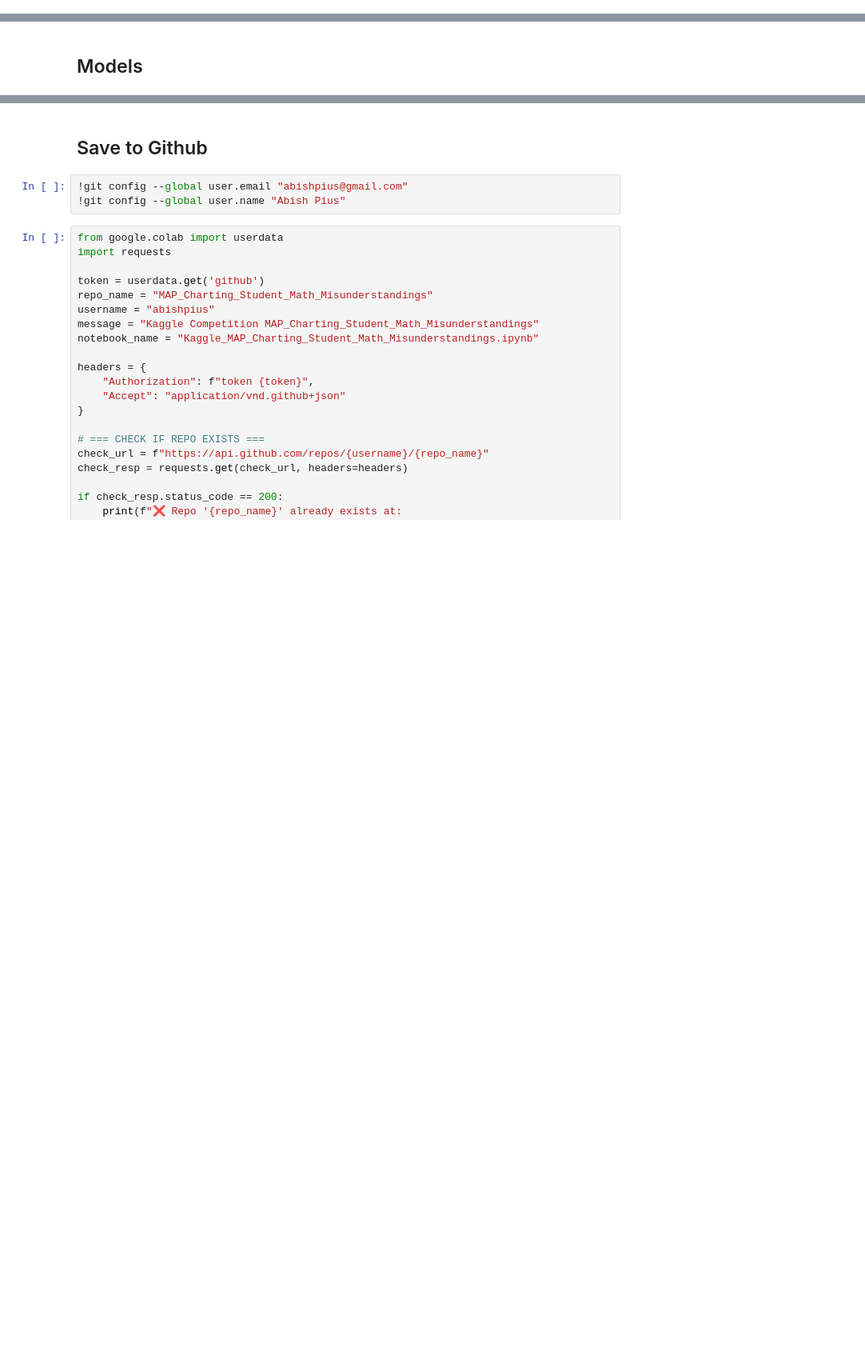
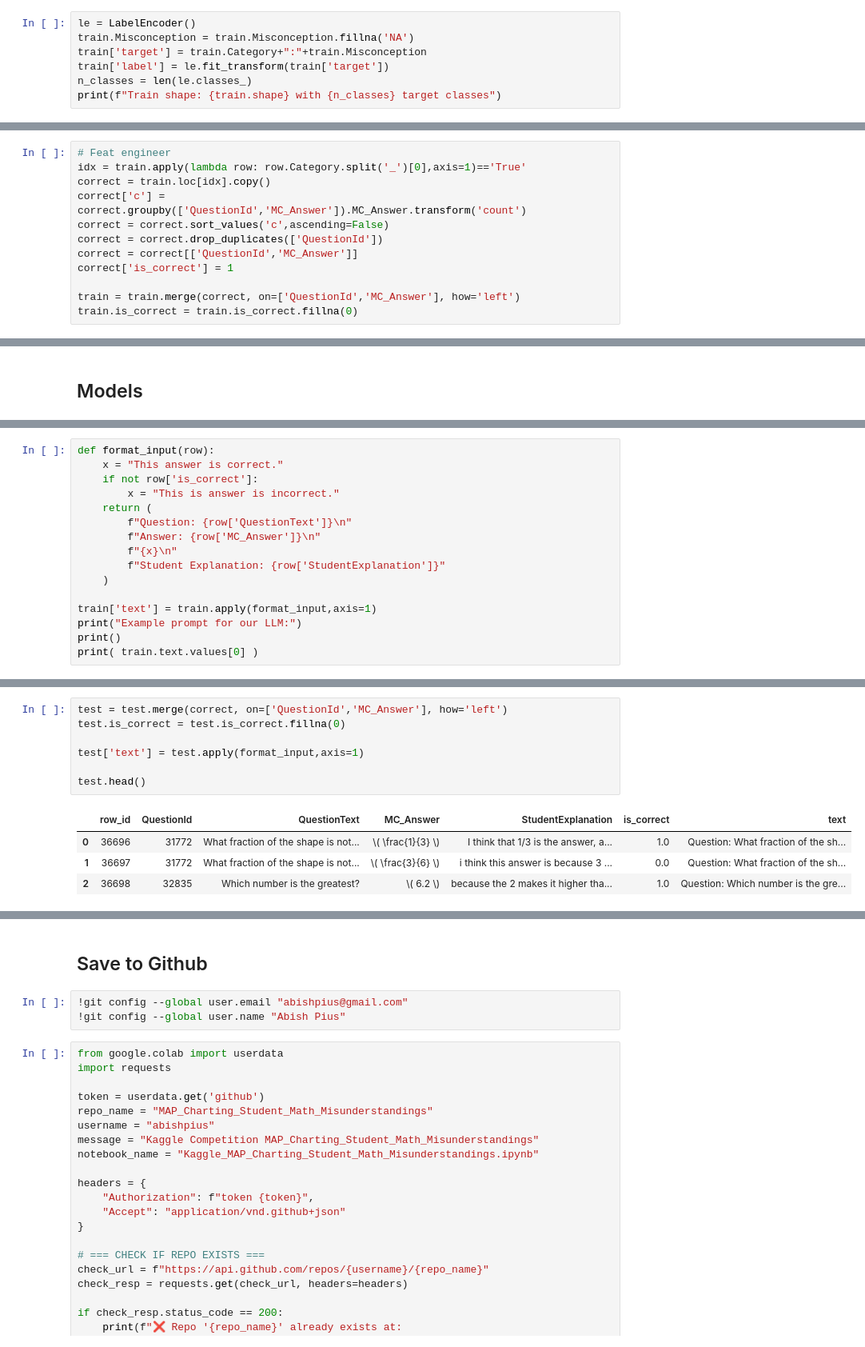
Before and after one commit to abishpius/MAP_Charting_Student_Math_Misunderstandings, a Jupyter notebook: Kaggle_MAP_Charting_Student_Math_Misunderstandings.ipynb, the cells around one changed output, grey strips where cells are left out. Shown at 80% size. Cells and saved outputs as stored; diff of their text form; blank space fills up the shorter version.

```diff
--- a/Kaggle_MAP_Charting_Student_Math_Misunderstandings.ipynb
+++ b/Kaggle_MAP_Charting_Student_Math_Misunderstandings.ipynb
@@ -78,0 +113,7 @@ test.head()
+# %%
+le = LabelEncoder()
+train.Misconception = train.Misconception.fillna('NA')
+train['target'] = train.Category+":"+train.Misconception
+train['label'] = le.fit_transform(train['target'])
+n_classes = len(le.classes_)
+print(f"Train shape: {train.shape} with {n_classes} target classes")
@@ -79,3 +124,15 @@ test.head()
+# %%
+# Feat engineer
+idx = train.apply(lambda row: row.Category.split('_')[0],axis=1)=='True'
+correct = train.loc[idx].copy()
+correct['c'] = correct.groupby(['QuestionId','MC_Answer']).MC_Answer.transform('count')
+correct = correct.sort_values('c',ascending=False)
+correct = correct.drop_duplicates(['QuestionId'])
+correct = correct[['QuestionId','MC_Answer']]
+correct['is_correct'] = 1
+
+train = train.merge(correct, on=['QuestionId','MC_Answer'], how='left')
+train.is_correct = train.is_correct.fillna(0)
 # %% [markdown]
 ## EDA
 # %% [markdown]
@@ -483,0 +581,16 @@ plt.show()
+# %%
+def format_input(row):
+    x = "This answer is correct."
+    if not row['is_correct']:
+        x = "This is answer is incorrect."
+    return (
+        f"Question: {row['QuestionText']}\n"
+        f"Answer: {row['MC_Answer']}\n"
+        f"{x}\n"
+        f"Student Explanation: {row['StudentExplanation']}"
+    )
+
+train['text'] = train.apply(format_input,axis=1)
+print("Example prompt for our LLM:")
+print()
+print( train.text.values[0] )
@@ -483,0 +710,12 @@ plt.show()
+# %%
+test = test.merge(correct, on=['QuestionId','MC_Answer'], how='left')
+test.is_correct = test.is_correct.fillna(0)
+
+test['text'] = test.apply(format_input,axis=1)
+
+test.head()
+# %% [output]
+|  | row_id | QuestionId | QuestionText | MC_Answer | StudentExplanation | is_correct | text |
+| 0 | 36696 | 31772 | What fraction of the shape is not... | \( \frac{1}{3} \) | I think that 1/3 is the answer, a... | 1.0 | Question: What fraction of the sh... |
+| 1 | 36697 | 31772 | What fraction of the shape is not... | \( \frac{3}{6} \) | i think this answer is because 3 ... | 0.0 | Question: What fraction of the sh... |
+| 2 | 36698 | 32835 | Which number is the greatest? | \( 6.2 \) | because the 2 makes it higher tha... | 1.0 | Question: Which number is the gre... |
```
Also changed, not shown: parts of 28 cells of this notebook.
